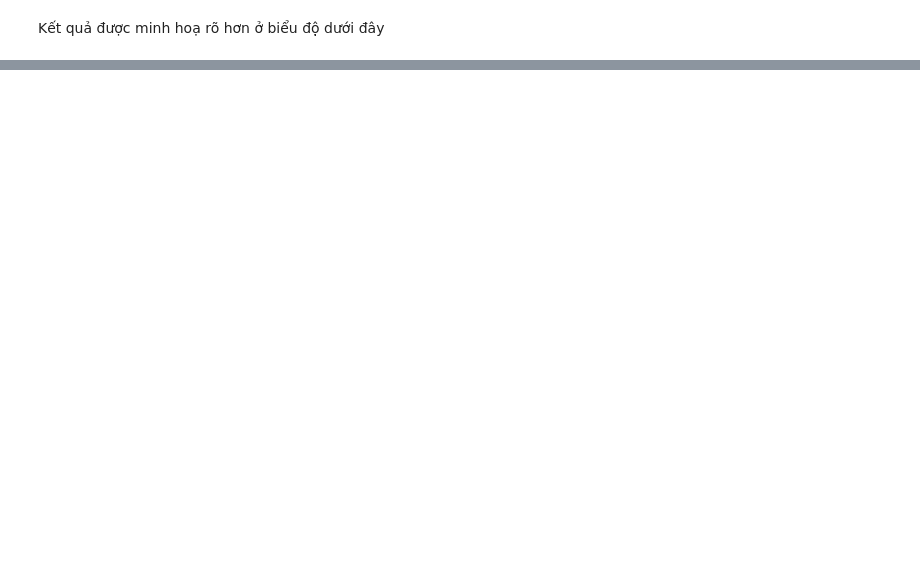
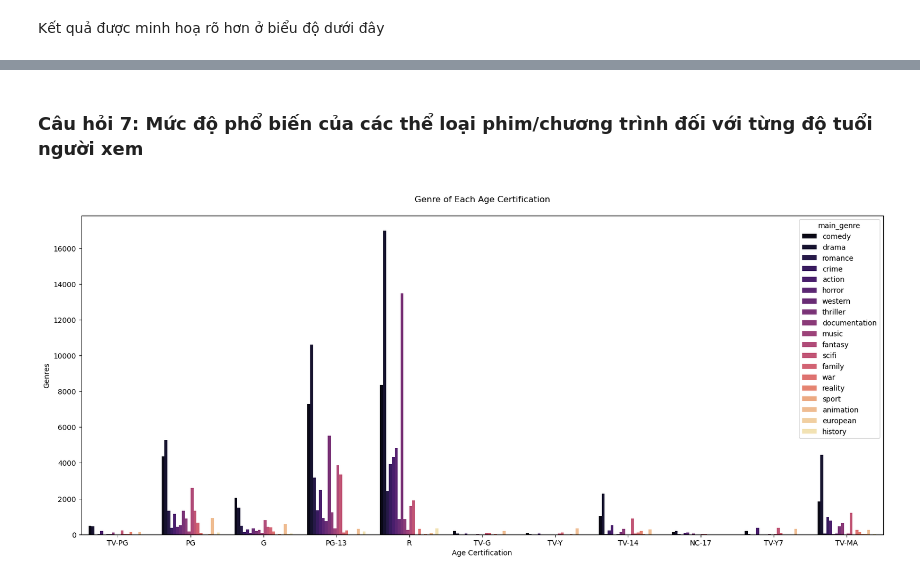
Before and after one commit to quytrungg/Group1_Final_Project_CSC17104, a Jupyter notebook: phase_3_data_analysis/data_analysis.ipynb, the cells around one changed output, grey strips where cells are left out. Cells and saved outputs as stored; diff of their text form; code cells hidden in the pictures; blank space fills up the shorter version.

```diff
--- a/phase_3_data_analysis/data_analysis.ipynb
+++ b/phase_3_data_analysis/data_analysis.ipynb
@@ -605,3 +605,14 @@ Nhận xét:
 - Các thể loại nằm trong top 10 phổ biến nhất cả 3 năm đều theo 1 xu hướng chung đó là tăng nhẹ từ 2020-2021 và giảm mạnh từ 2021-2022
 
 Kết quả cho thấy gần như tất cả các thể loại trong top 10 của mỗi năm đều giữ nguyên, điều này có thể cho ta biết sự phổ biến của các phim/show thuộc các thể loại này cũng như độ yêu thích của khán giả. Ngoài ra, kết quả còn cho thấy xu hướng sản xuất phim/show trong khoảng thời gian gần đây (giảm mạnh vào năm 2022 - nguyên nhân có thể là do dịch covid19)
+# %% [markdown]
+### Câu hỏi 7: Mức độ phổ biến của các thể loại phim/chương trình đối với từng độ tuổi người xem
+# %%
+plt.figure(figsize=(20, 8), dpi=100)
+plt.title('\nGenre of Each Age Certification\n')
+sns.countplot(data=df_data[df_data['age_certification']!='NONE'], x="age_certification", hue="main_genre", palette = 'magma')
+plt.xlabel('Age Certification')
+plt.ylabel('Genres')
+plt.show()
+# %% [output]
+[figure, added]
```
Also changed, not shown: parts of 11 cells of this notebook.
